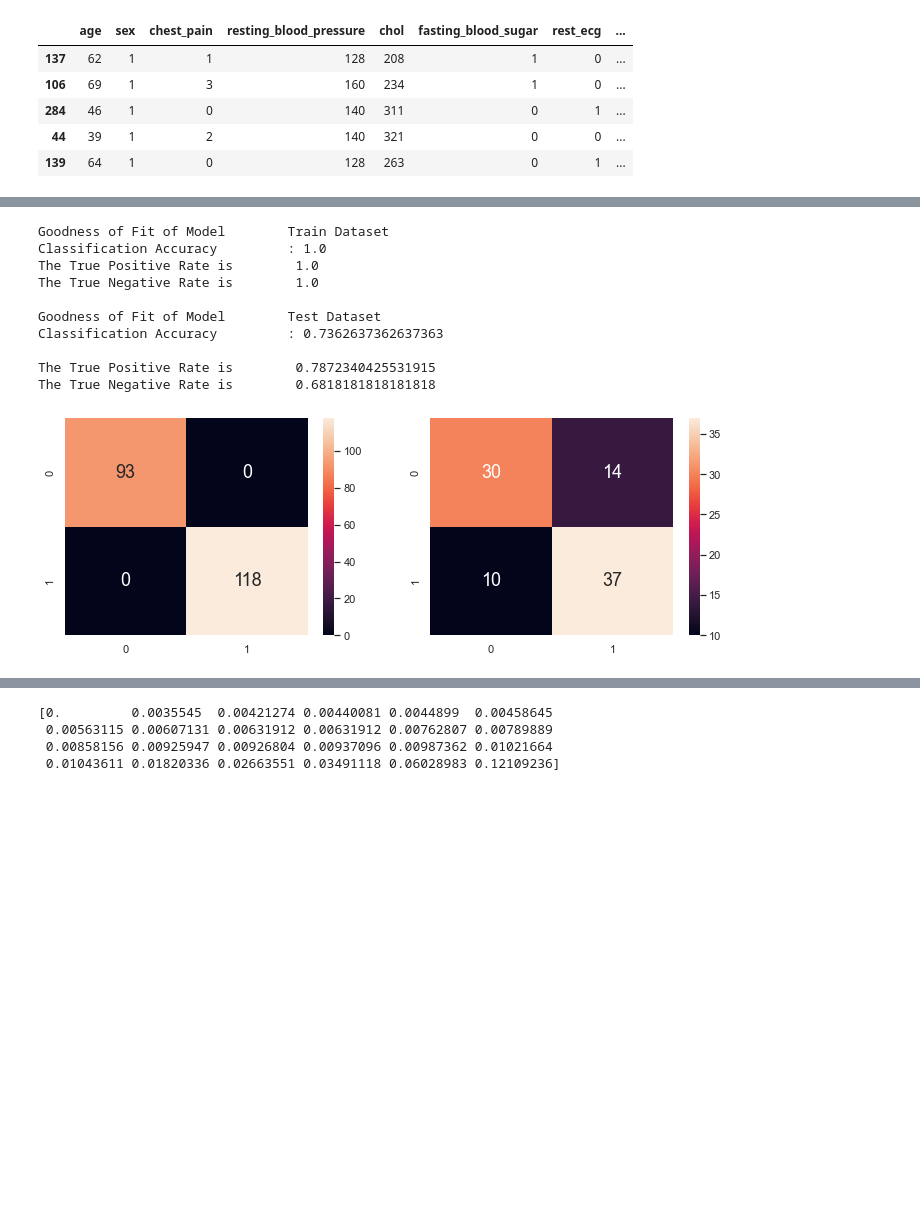
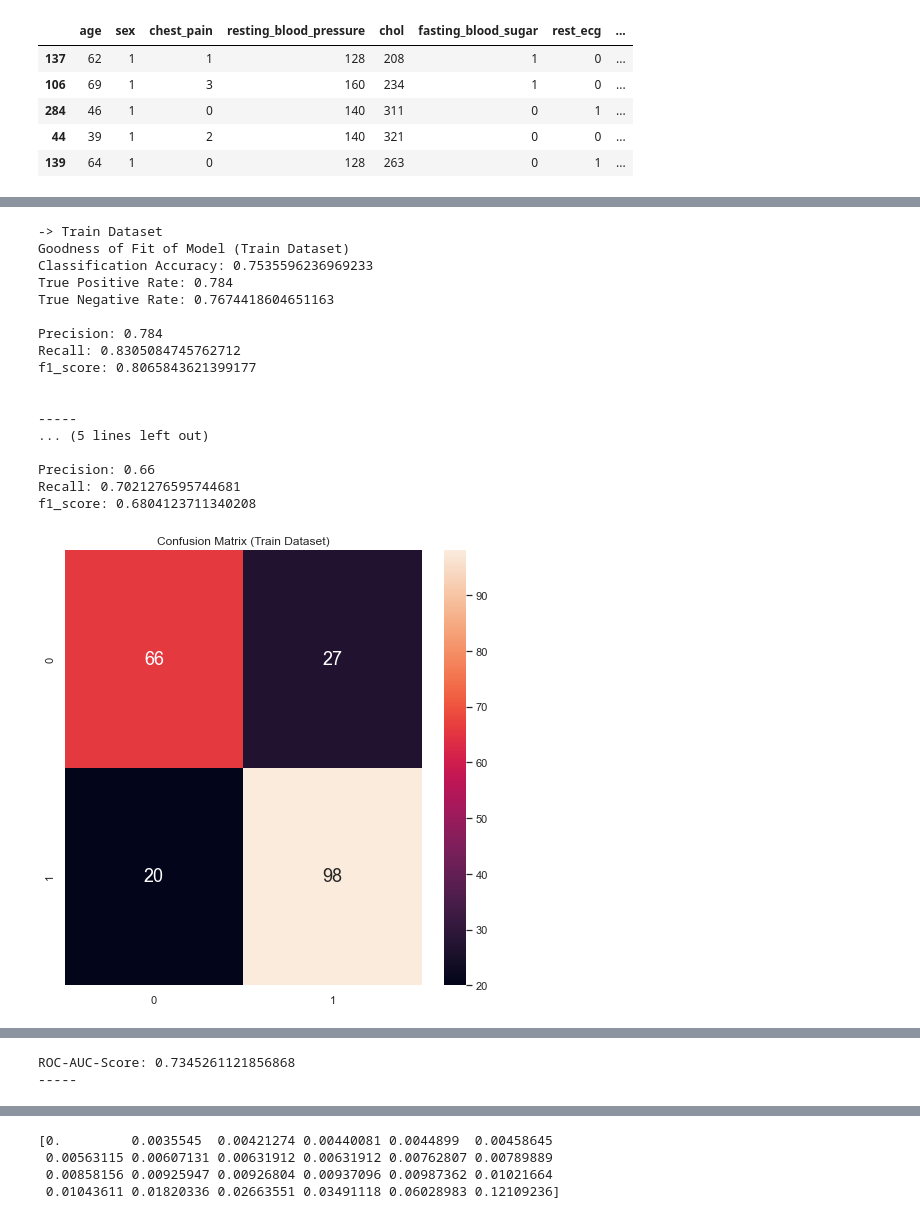
Before and after one commit to xJQx/bc2406-project, a Jupyter notebook: stage2-modelling.ipynb, the cells around one changed output, grey strips where cells are left out. Cells and saved outputs as stored; diff of their text form; code cells hidden in the pictures; blank space fills up the shorter version.

```diff
--- a/stage2-modelling.ipynb
+++ b/stage2-modelling.ipynb
@@ -89,0 +187,34 @@ X_train.head()
+# %%
+def model_performance(classifier_model, X_train, X_test, y_train, y_test):
+    # Import libraries
+    from sklearn.model_selection import cross_val_predict
+    from sklearn.model_selection import cross_val_score
+
+    # K-Fold Cross Validation
+    y_train_pred = cross_val_predict(classifier_model, X_train, y_train, cv=5)
+    y_test_pred = cross_val_predict(classifier_model, X_test, y_test, cv=5)
+
+    train_scores = cross_val_score(classifier_model, X_train, y_train, cv=5, scoring = "roc_auc")
+    test_scores = cross_val_score(classifier_model, X_test, y_test, cv=5, scoring = "roc_auc")
+
+    # Performance metrics
+    #confusion_matrix_TPR_TNR(y_train, y_test, y_train_pred, y_test_pred, train_scores, test_scores)
+
+
+
+    print("-> Train Dataset")
+    confusion_matrix_TPR_TNR(y_train, y_train_pred, train_scores, "Train")
+    get_precision_recall(y_train, y_train_pred)
+    get_f1_score(y_train, y_train_pred)
+
+    print("\n\n-----\n-> Test Dataset")
+    confusion_matrix_TPR_TNR(y_test, y_test_pred, test_scores, "Test")
+    get_precision_recall(y_test, y_test_pred)
+    get_f1_score(y_test, y_test_pred)
+    ROC_AUC(classifier_model, X_test, y_test, "Test")
+    print('-----\n')
+
+    try:
+        get_oob_score(classifier_model)
+    except:
+        pass
@@ -149,14 +251,21 @@ printTree(dectree)
-# %%
-printCARTperformance(dectree, y_train_pred, y_test_pred)
-# %% [output]
-Goodness of Fit of Model        Train Dataset
-Classification Accuracy         : 1.0
-The True Positive Rate is        1.0
-The True Negative Rate is        1.0
-
-Goodness of Fit of Model        Test Dataset
-Classification Accuracy         : 0.7362637362637363
-
-The True Positive Rate is        0.7872340425531915
-The True Negative Rate is        0.6818181818181818
-[figure, removed]
+# %%
+model_performance(dectree_m1, X_train, X_test, y_train, y_test)
+# %% [output]
+-> Train Dataset
+Goodness of Fit of Model (Train Dataset)
+Classification Accuracy: 0.7535596236969233
+True Positive Rate: 0.784
+True Negative Rate: 0.7674418604651163
+
+Precision: 0.784
+Recall: 0.8305084745762712
+f1_score: 0.8065843621399177
+
+
+-----
+... (5 lines left out)
+
+Precision: 0.66
+Recall: 0.7021276595744681
+f1_score: 0.6804123711340208
+[figure, added]
@@ -163 +274,3 @@ The True Negative Rate is        0.6818181818181818
+ROC-AUC-Score: 0.7345261121856868
+-----
 # %% [markdown]
```
Also changed, not shown: parts of 60 cells of this notebook, 2 other files.
